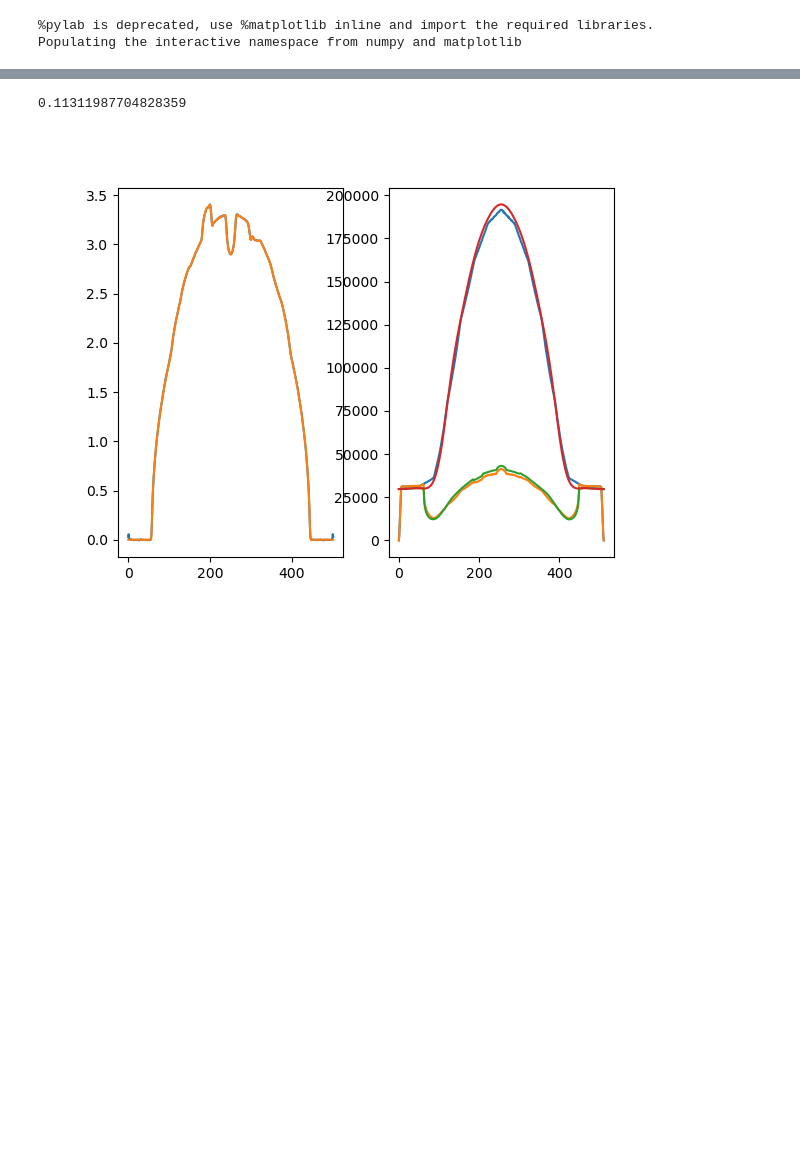
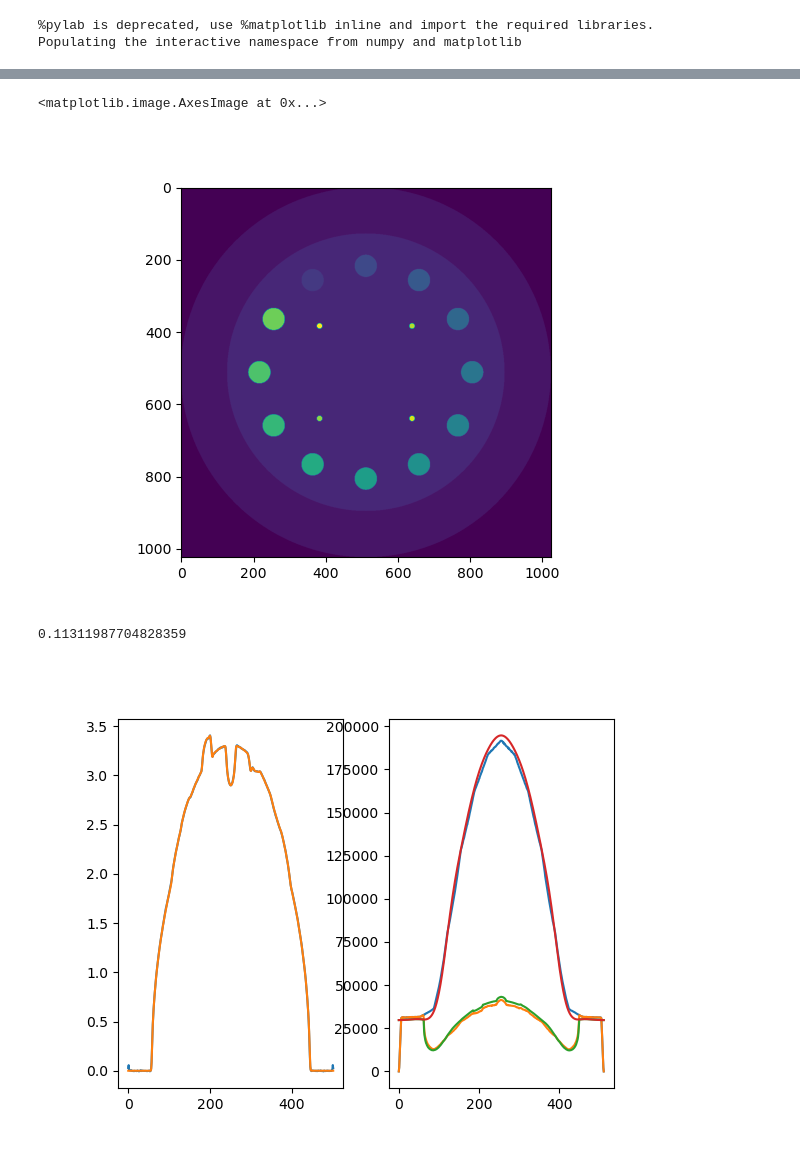
Before and after one commit to jerichooconnell/work-dfci, a Jupyter notebook: 3-jupyter_notebooks_patient/11-initial_patient_redo/4-simulate_from_catphan404.ipynb, the cells around one changed output, grey strips where cells are left out. Saved outputs shown, nothing was run; the diff lists cells and outputs as text; code cells hidden in the pictures; blank space fills up the shorter version.

```diff
--- a/3-jupyter_notebooks_patient/11-initial_patient_redo/4-simulate_from_catphan404.ipynb
+++ b/3-jupyter_notebooks_patient/11-initial_patient_redo/4-simulate_from_catphan404.ipynb
@@ -195,3 +200,9 @@ np.mean(np.abs(diff_filt))
+# %%
+plt.figure()
+plt.imshow(phantom.phantom[10])
+# %% [output]
+<matplotlib.image.AxesImage at 0x...>
+[figure, added]
 # %%
 plt.figure()
 plt.subplot(121)
```
Also changed, not shown: parts of 11 cells of this notebook, 3 other files.
